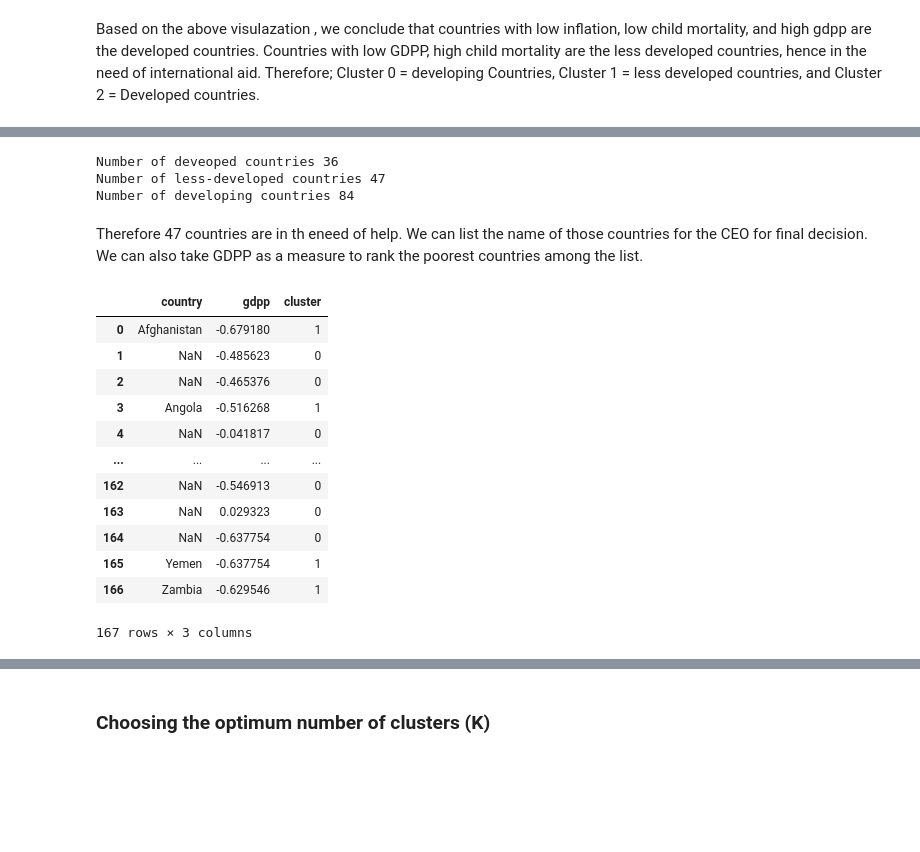
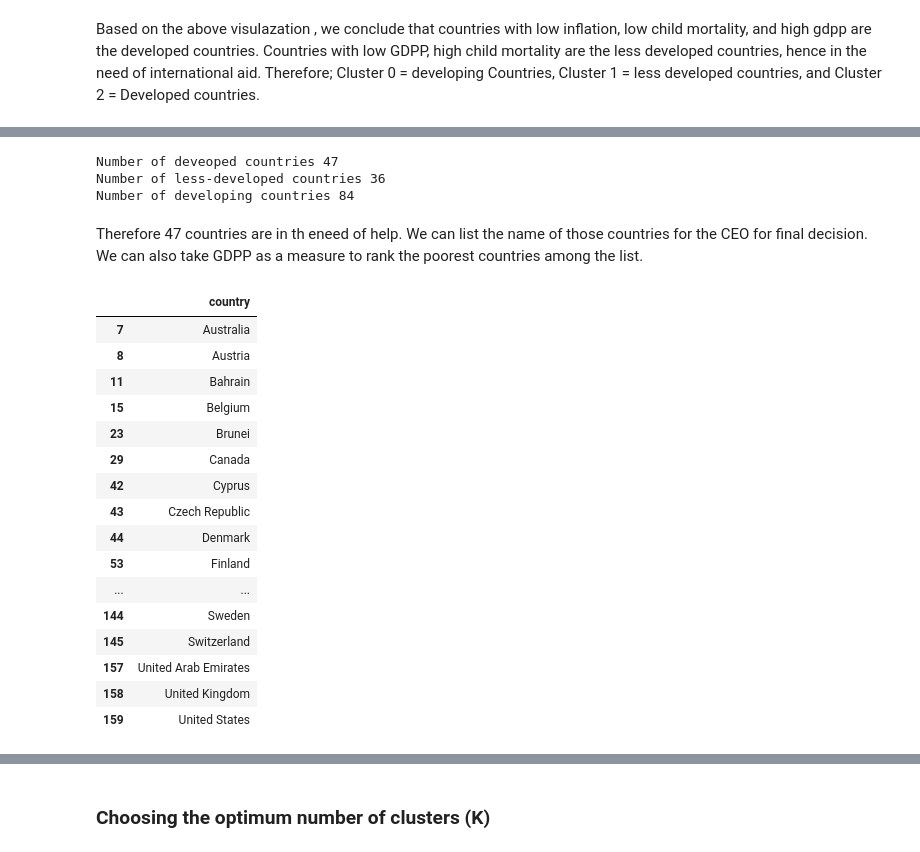
Before and after one commit to BehroozGharleghi/Unsupervised_Learning_project, a Jupyter notebook: Mini_project_unsupervised-Vicky-Behrooz-Shola.ipynb, the cells around one changed output, grey strips where cells are left out. Cells and saved outputs as stored; diff of their text form; code cells hidden in the pictures; blank space fills up the shorter version.

```diff
--- a/Mini_project_unsupervised-Vicky-Behrooz-Shola.ipynb
+++ b/Mini_project_unsupervised-Vicky-Behrooz-Shola.ipynb
@@ -176,0 +161,21 @@ plt.show()
+# %%
+K = range(1, 9)
+print(list(K)) # This will print a list of 1-8
+inertia = []
+
+for k in K:
+    kmeans = KMeans(n_clusters=k, random_state=1234)
+    kmeans.fit(country_df2)
+    inertia.append(kmeans.inertia_)
+
+print(inertia) # This shows the average squared distance from each point to its centroids
+
+import matplotlib.pyplot as plt
+%matplotlib inline
+
+plt.figure(figsize=(16,8))
+plt.plot(K, inertia, 'bx-') # plotting K against the number of inertia
+plt.xlabel('k')
+plt.ylabel('inertia')
+plt.xticks(np.arange(min(K), max(K)+1, 1.0))
+plt.title('Elbow Method showing the optimal k')
@@ -184,0 +193,13 @@ silhouette_score(country_df2, km2)
+# %%
+# to calculate the silhouette score:
+
+from sklearn.metrics import silhouette_score
+
+no_K=range(2, 9)
+silhouette=[]
+
+for k in no_K:
+    km=KMeans(n_clusters=k, random_state=100)
+    km.fit(country_df2)
+    silhouette.append(silhouette_score(country_df2, km.predict(country_df2)))
+print(silhouette)
@@ -250,30 +288,35 @@ print("Number of deveoped countries",len(developed))
 print("Number of less-developed countries",len(less_developed))
 print("Number of developing countries",len(developing))
 # %% [output]
-Number of deveoped countries 36
-Number of less-developed countries 47
+Number of deveoped countries 47
+Number of less-developed countries 36
 Number of developing countries 84
 # %% [markdown]
 Therefore 47 countries are in th eneed of help. We can list the name of those countries for the CEO for final decision. We can also take GDPP as a measure to rank the poorest countries among the list.
 # %%
 less_d=pd.DataFrame(less_developed)
-
-df = pd.concat([less_d, country_df2[['gdpp','cluster']]], axis=1)
-df
+less_d
+#df = pd.concat([less_d, country_df2[['gdpp','cluster']]], axis=1)
+#df1 = df[~df.isnull().any(axis=1)].sort_values(by=['gdpp']) # Select rows which do not contain  any NaN value in any of the columns
+#df1
 # %% [output]
-|  | country | gdpp | cluster |
-| 0 | Afghanistan | -0.679180 | 1 |
-| 1 | NaN | -0.485623 | 0 |
-| 2 | NaN | -0.465376 | 0 |
-| 3 | Angola | -0.516268 | 1 |
-| 4 | NaN | -0.041817 | 0 |
-| ... | ... | ... | ... |
-| 162 | NaN | -0.546913 | 0 |
-| 163 | NaN | 0.029323 | 0 |
-| 164 | NaN | -0.637754 | 0 |
-| 165 | Yemen | -0.637754 | 1 |
-| 166 | Zambia | -0.629546 | 1 |
+|  | country |
+| 7 | Australia |
+| 8 | Austria |
+| 11 | Bahrain |
+| 15 | Belgium |
+| 23 | Brunei |
+| 29 | Canada |
+| 42 | Cyprus |
+| 43 | Czech Republic |
+| 44 | Denmark |
+| 53 | Finland |
+| ... | ... |
+| 144 | Sweden |
+| 145 | Switzerland |
+| 157 | United Arab Emirates |
+| 158 | United Kingdom |
+| 159 | United States |
-167 rows × 3 columns
 # %%
 #list(developed)
 #Dev= pd.DataFrame(developed)
```
Also changed, not shown: parts of 28 cells of this notebook.
